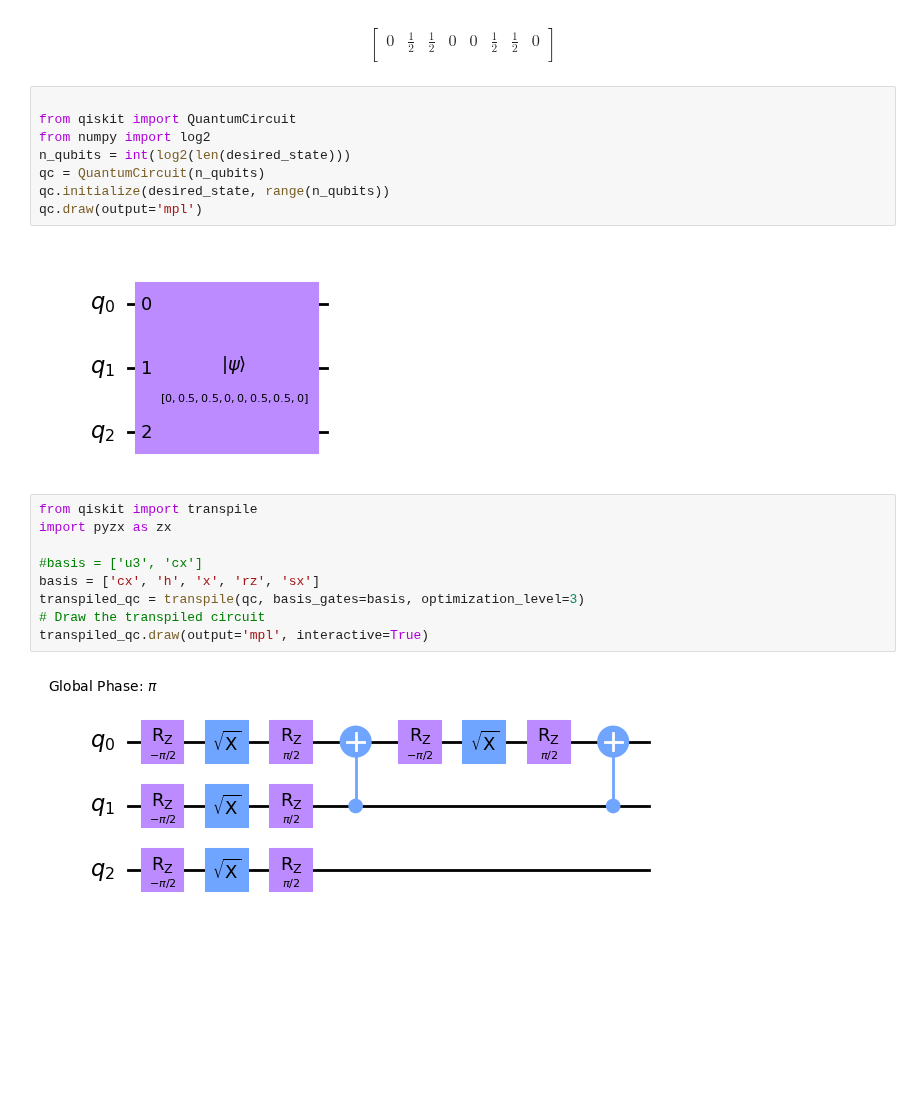
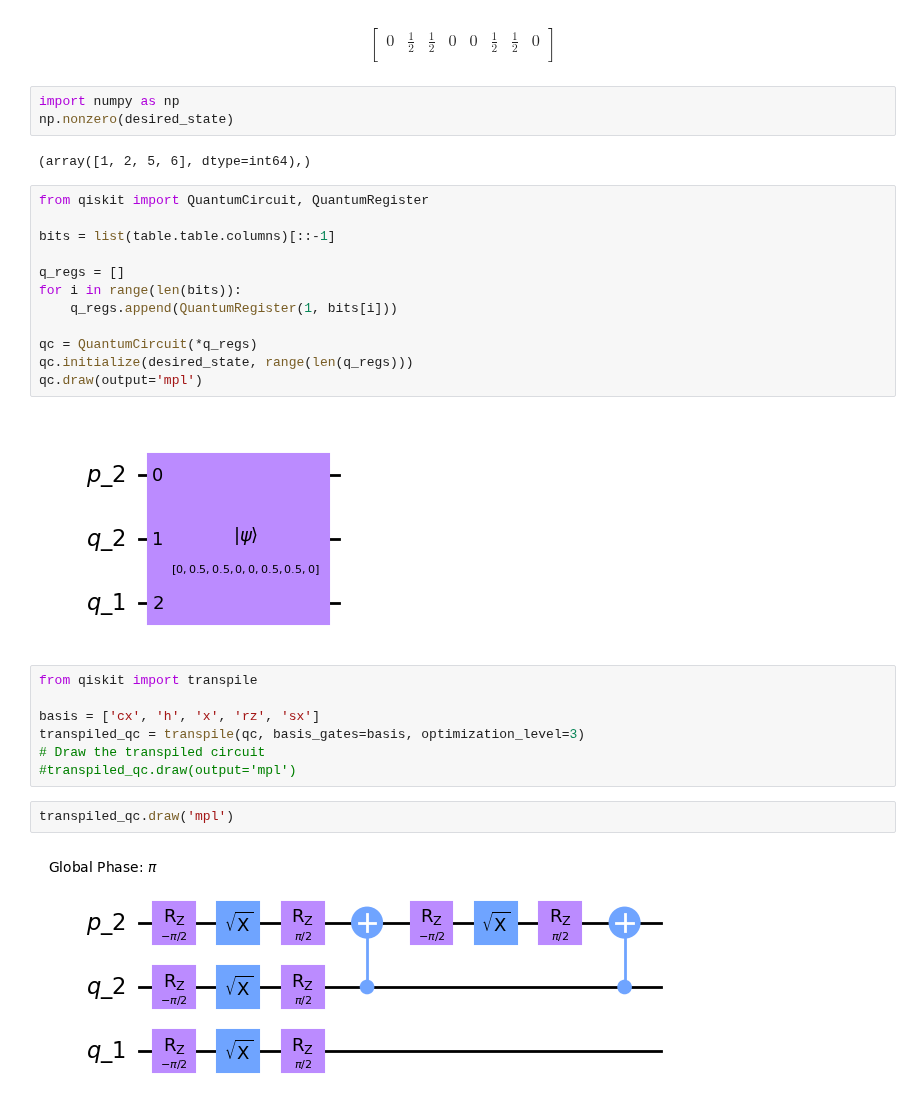
Before and after one commit to Mostafa-Atallah2020/func-qaoa-factorization, a Jupyter notebook: examples/Effective space for VQF clauses.ipynb, the cells around one changed output. Drawn from its saved outputs; the diff is of its cells as text; blank space fills up the shorter version.

Commit message:
Get initialization circuits for m=77

```diff
--- a/examples/Effective space for VQF clauses.ipynb
+++ b/examples/Effective space for VQF clauses.ipynb
@@ -117,24 +120,33 @@ $$
 0 & \frac{1}{2} & \frac{1}{2} & 0 & 0 & \frac{1}{2} & \frac{1}{2} & 0  \\
  \end{bmatrix}
 $$
-# %%
-
-from qiskit import QuantumCircuit
-from numpy import log2
-n_qubits = int(log2(len(desired_state)))
-qc = QuantumCircuit(n_qubits)
-qc.initialize(desired_state, range(n_qubits))
-qc.draw(output='mpl')
-# %% [output]
-[figure, removed]
+# %%
+import numpy as np
+np.nonzero(desired_state)
+# %% [output]
+(array([1, 2, 5, 6], dtype=int64),)
+# %%
+from qiskit import QuantumCircuit, QuantumRegister
+
+bits = list(table.table.columns)[::-1]
+
+q_regs = []
+for i in range(len(bits)):
+    q_regs.append(QuantumRegister(1, bits[i]))
+
+qc = QuantumCircuit(*q_regs)
+qc.initialize(desired_state, range(len(q_regs)))
+qc.draw(output='mpl')
+# %% [output]
+[figure, added]
 # %%
 from qiskit import transpile
-import pyzx as zx
 
-#basis = ['u3', 'cx']
 basis = ['cx', 'h', 'x', 'rz', 'sx']
 transpiled_qc = transpile(qc, basis_gates=basis, optimization_level=3)
 # Draw the transpiled circuit
-transpiled_qc.draw(output='mpl', interactive=True)
+#transpiled_qc.draw(output='mpl')
-# %% [output]
-[figure, removed]
+# %%
+transpiled_qc.draw('mpl')
+# %% [output]
+[figure, added]
```
Also changed, not shown: parts of 18 cells of this notebook.
